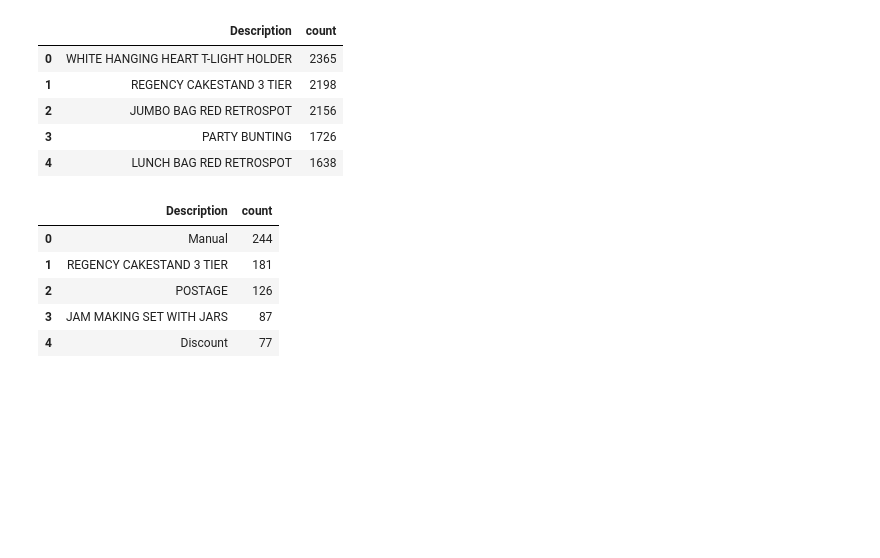
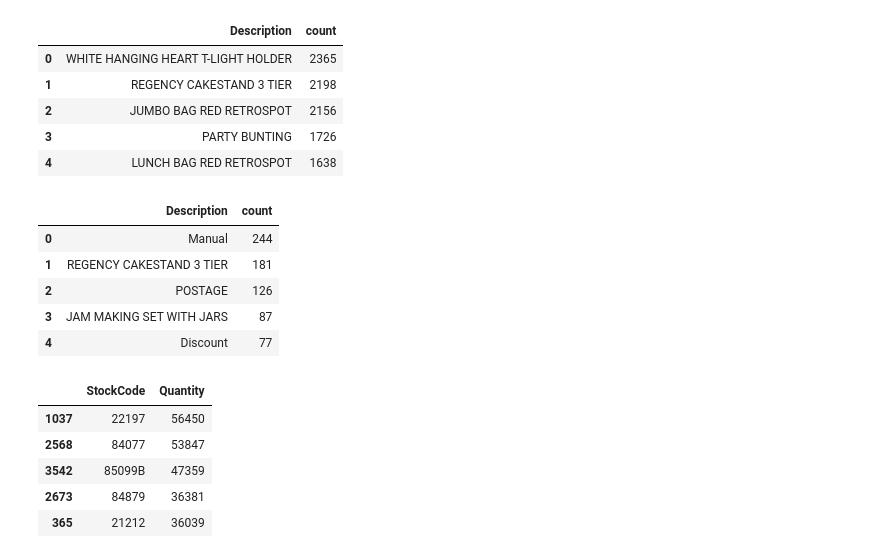
Before and after one commit to Madhukargoud2197/Myntra_Online_Retail_Segmentation_Project, a Jupyter notebook: Myntra_Online_Retail_Customer_Segmentation_Project.ipynb, the cells around one changed output. Cells and saved outputs as stored; diff of their text form; code cells hidden in the pictures; blank space fills up the shorter version.

```diff
--- a/Myntra_Online_Retail_Customer_Segmentation_Project.ipynb
+++ b/Myntra_Online_Retail_Customer_Segmentation_Project.ipynb
@@ -603,3 +605,14 @@ Cancelled_count.head()
 | 2 | POSTAGE | 126 |
 | 3 | JAM MAKING SET WITH JARS | 87 |
 | 4 | Discount | 77 |
+# %%
+# Lets check for Top Stock codes
+Top_selling_codes = pd.DataFrame(df.groupby(['StockCode'])['Quantity'].sum().reset_index().sort_values('Quantity', ascending=False))
+Top_selling_codes.head(5)
+# %% [output]
+|  | StockCode | Quantity |
+| 1037 | 22197 | 56450 |
+| 2568 | 84077 | 53847 |
+| 3542 | 85099B | 47359 |
+| 2673 | 84879 | 36381 |
+| 365 | 21212 | 36039 |
```
Also changed, not shown: parts of 34 cells of this notebook.
